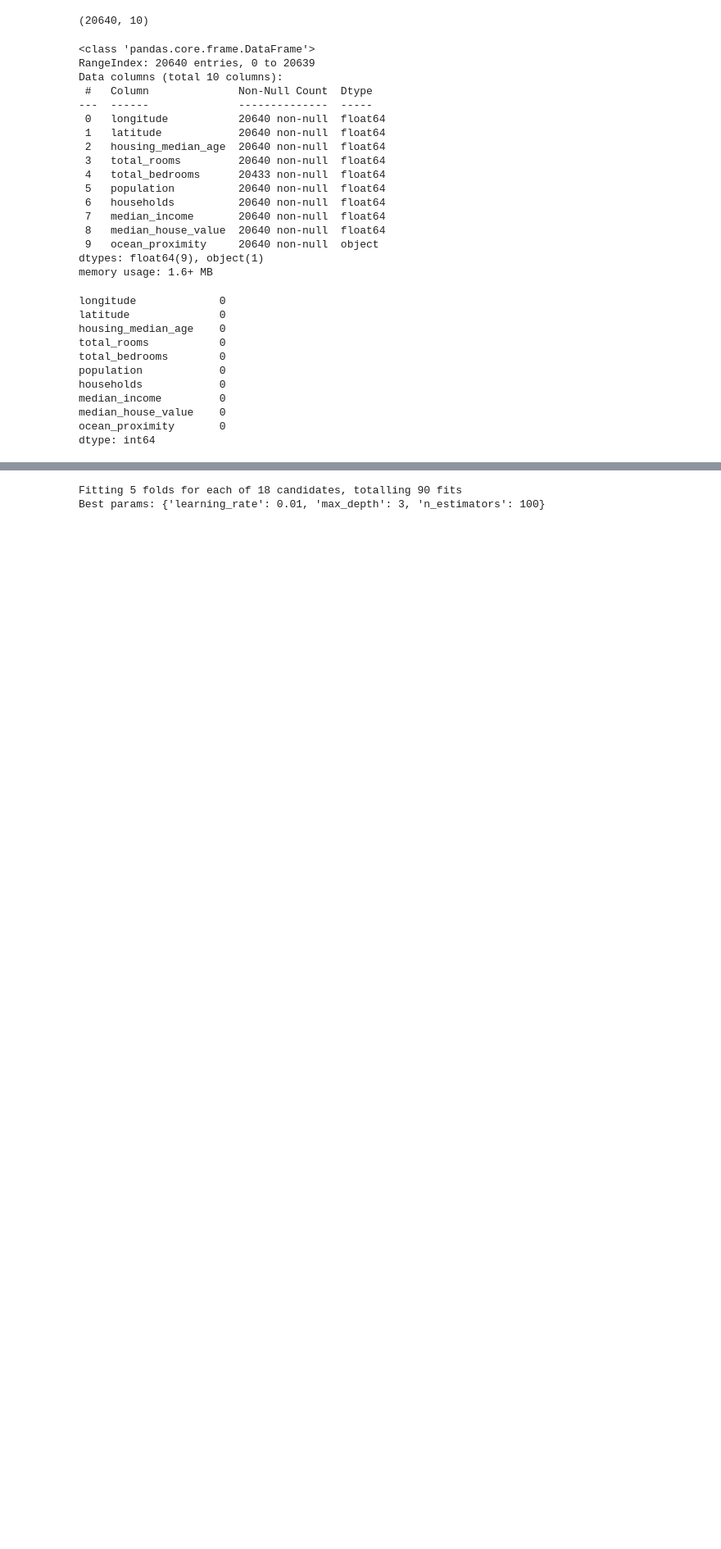
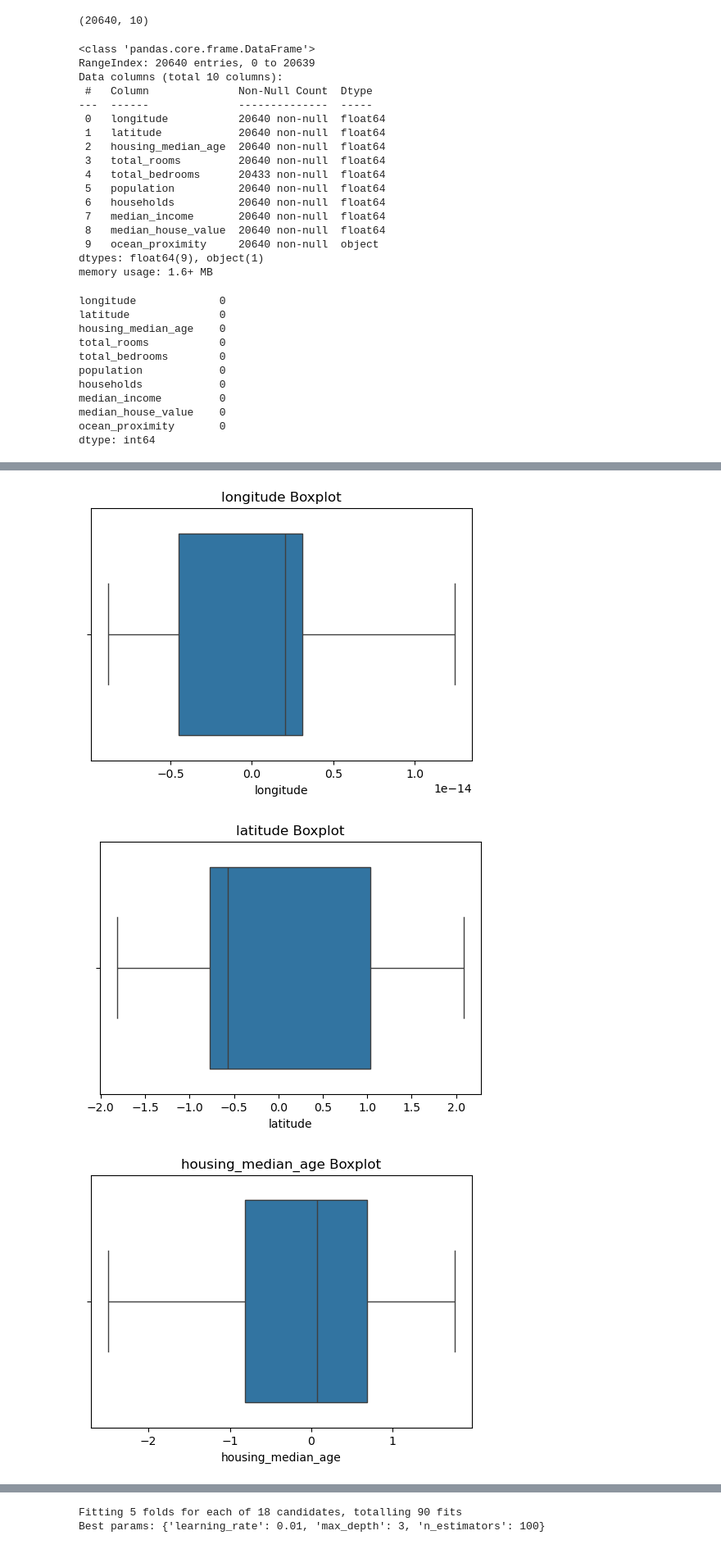
Before and after one commit to Selvaganapathy-k/Housing-Prices-Prediction, a Jupyter notebook: housing_price.ipynb, the cells around one changed output, grey strips where cells are left out. Shown at 82% size. Saved outputs shown, nothing was run; the diff lists cells and outputs as text; code cells hidden in the pictures; blank space fills up the shorter version.

```diff
--- a/housing_price.ipynb
+++ b/housing_price.ipynb
@@ -43,8 +48,7 @@ Data columns (total 10 columns):
 dtypes: float64(9), object(1)
 memory usage: 1.6+ MB
 # %%
-from sklearn.impute import SimpleImputer
-df['total_bedrooms'] = SimpleImputer(strategy='median').fit_transform(df[['total_bedrooms']])
+df.dropna(inplace=True)
 df.isnull().sum()
 # %% [output]
 longitude             0
@@ -58,3 +62,6 @@ median_income         0
 median_house_value    0
 ocean_proximity       0
 dtype: int64
+# %%
+numeric_cols = df.select_dtypes(include=['number']).columns
+print(df[numeric_cols].skew())
@@ -60,0 +79,6 @@ dtype: int64
+# %%
+
+pt = PowerTransformer(method='yeo-johnson')
+df[numeric_cols] = pt.fit_transform(df[numeric_cols])
+
+print(df[numeric_cols].skew())
@@ -60,0 +96,11 @@ dtype: int64
+# %%
+for col in numeric_cols:
+
+    plt.figure(figsize=(6,4))
+    sns.boxplot(x=df[col])
+    plt.title(f"{col} Boxplot")
+    plt.show()
+# %% [output]
+[figure, added]
+[figure, added]
+[figure, added]
```
Also changed, not shown: parts of 9 cells of this notebook, 1 other file.
